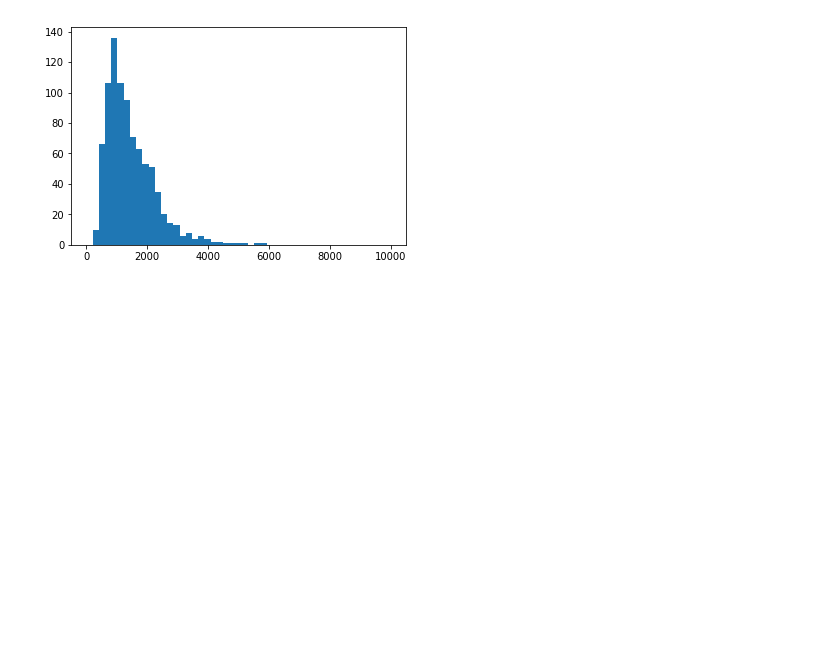
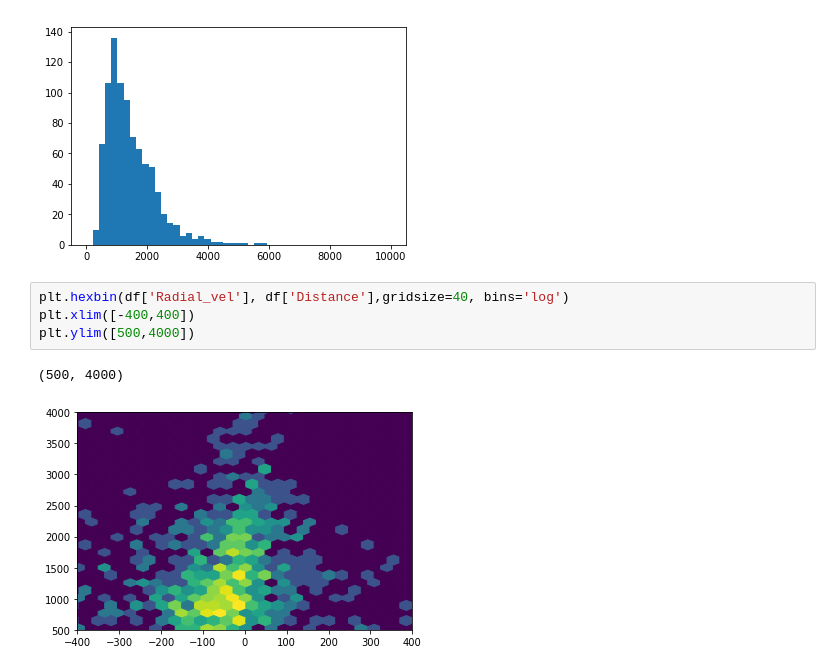
Before and after one commit to cgomez11/projectLC, a Jupyter notebook: nb/explora.ipynb, the cells around one changed output. Saved outputs shown, nothing was run; the diff lists cells and outputs as text; blank space fills up the shorter version.

Commit message:
simple plots

```diff
--- a/nb/explora.ipynb
+++ b/nb/explora.ipynb
@@ -48,3 +49,10 @@ for i in range(n):
 a = plt.hist(d, bins=np.linspace(0,10000,50))
 # %% [output]
 [figure]
+# %%
+plt.hexbin(df['Radial_vel'], df['Distance'],gridsize=40, bins='log')
+plt.xlim([-400,400])
+plt.ylim([500,4000])
+# %% [output]
+(500, 4000)
+[figure, added]
```
Also changed, not shown: parts of 4 cells of this notebook.
